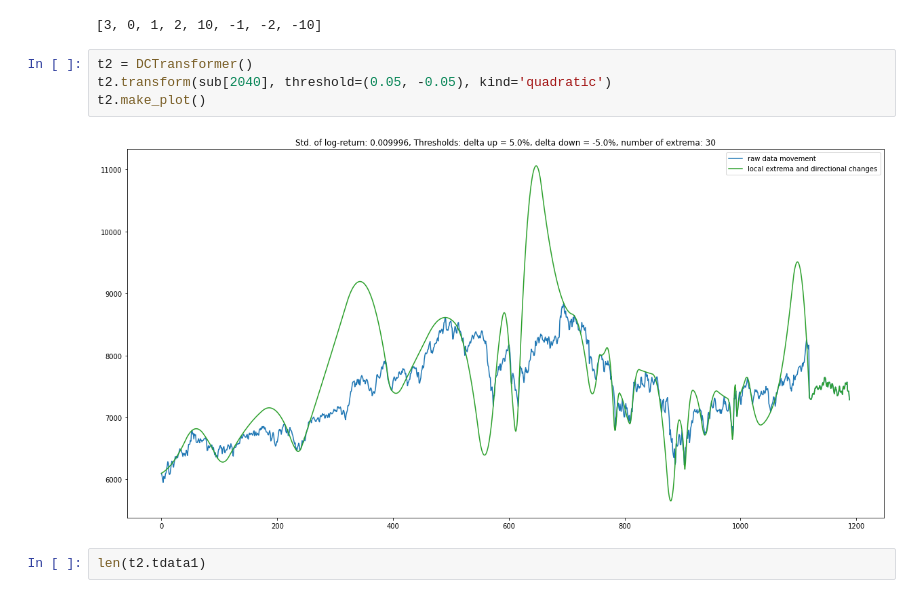
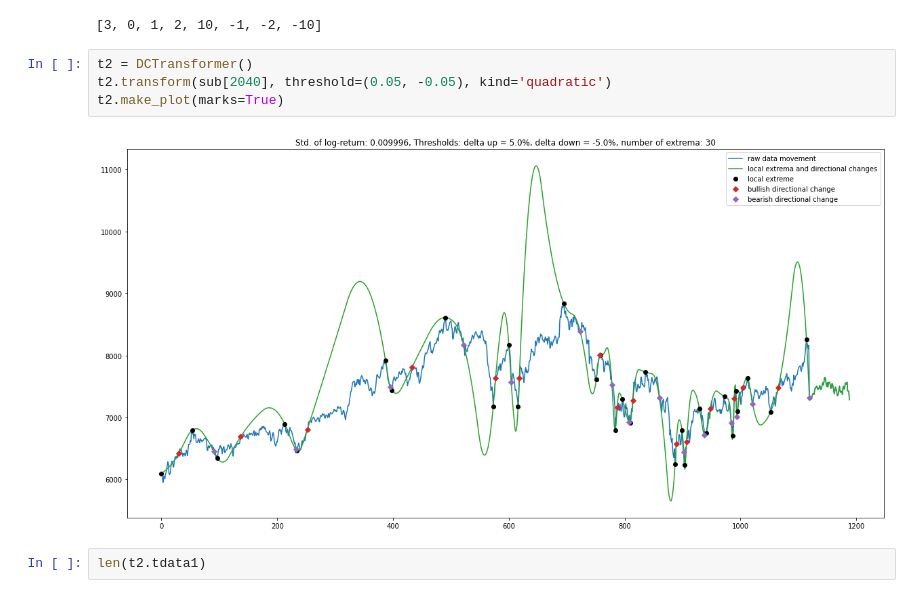
Before and after one commit to LinusLin6769/DCLaboratory01, a Jupyter notebook: playground.ipynb, the cells around one changed output. Saved outputs shown, nothing was run; the diff lists cells and outputs as text.

```diff
--- a/playground.ipynb
+++ b/playground.ipynb
@@ -259,9 +259,9 @@ list(t5.STATUS_CODE.keys())
 # %%
 t2 = DCTransformer()
 t2.transform(sub[2040], threshold=(0.05, -0.05), kind='quadratic')
-t2.make_plot()
+t2.make_plot(marks=True)
 # %% [output]
-[figure, old version]
+[figure, new version]
 # %%
 len(t2.tdata1)
 # %% [output]
```
Also changed, not shown: parts of 11 cells of this notebook, 4 other files.
